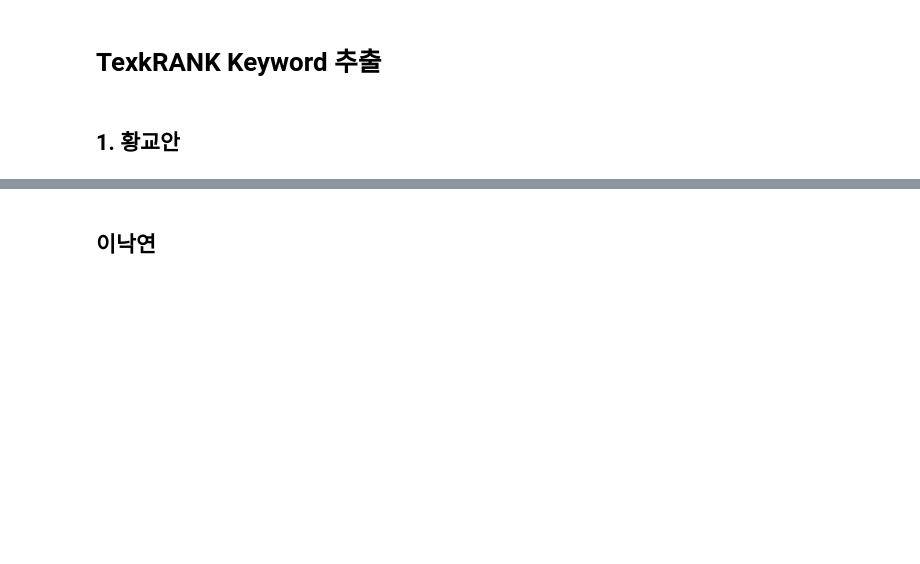
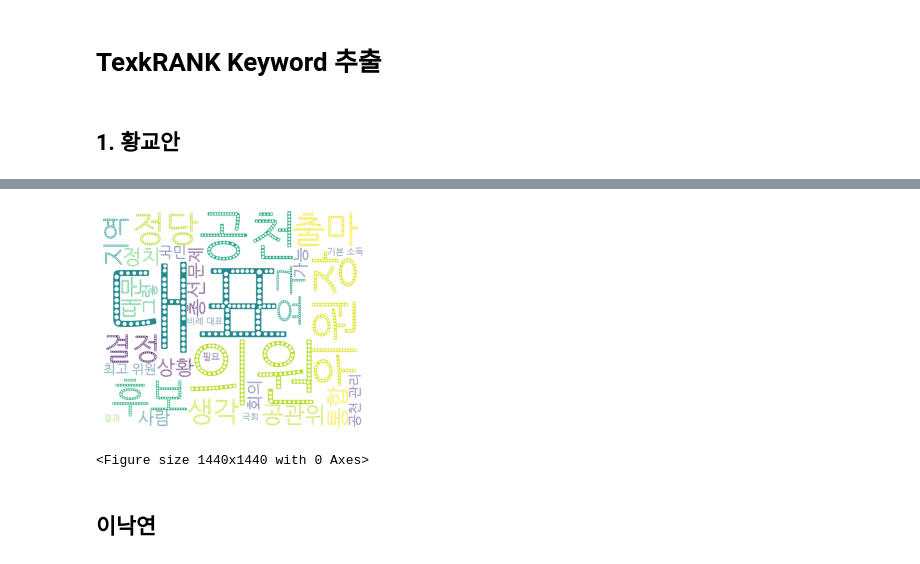
Before and after one commit to fininsight/page-election, a Jupyter notebook: yuna/kobertner_khaiii_keyword.ipynb, the cells around one changed output, grey strips where cells are left out. Drawn from its saved outputs; the diff is of its cells as text; code cells hidden in the pictures; blank space fills up the shorter version.

Commit message:
keyword

```diff
--- a/yuna/kobertner_khaiii_keyword.ipynb
+++ b/yuna/kobertner_khaiii_keyword.ipynb
@@ -71,21 +163,21 @@ df_jongro['ner_clean'] = df_jongro['content_ner'].apply(ner_clean)
 # %%
-# 모듈화
+# # 모듈화
 
-import FINModule.KhaiiiToken as kt
-DF = kt.khaiii_complexnoun(df_lee)
-df = DF.khaiii_complex('/content/drive/My Drive/fininsight/21대 총선분석/TexkRank/Data/황교안_kobertner_khaiii.csv')
-df.head(3)
+# import KhaiiiToken as kt
+# DF = kt.khaiii_complexnoun(df_hwang)
+# df_hwang = DF.khaiii_complex('/content/drive/My Drive/fininsight/21대 총선분석/TexkRank/Data/황교안_kobertner_khaiii.csv')
+# df_hwang.head(3)
 # %%
 # 모듈화
 
-import FINModule.KhaiiiToken as kt
-DF = kt.khaiii_complexnoun(df_hwang)
-df = DF.khaiii_complex('/content/drive/My Drive/fininsight/21대 총선분석/TexkRank/Data/이낙연_kobertner_khaiii.csv')
-df.head(3)
+import KhaiiiToken as kt
+DF = kt.khaiii_complexnoun(df_lee)
+df_lee = DF.khaiii_complex('/content/drive/My Drive/fininsight/21대 총선분석/TexkRank/Data/이낙연_kobertner_khaiii.csv')
+df_lee.head(3)
 # %%
 # 모듈화
 
-import FINModule.KhaiiiToken as kt
+import KhaiiiToken as kt
 DF = kt.khaiii_complexnoun(df_jongro)
-df = DF.khaiii_complex('/content/drive/My Drive/fininsight/21대 총선분석/TexkRank/Data/종로구_kobertner_khaiii.csv')
-df.head(3)
+df_jongro = DF.khaiii_complex('/content/drive/My Drive/fininsight/21대 총선분석/TexkRank/Data/종로구_kobertner_khaiii.csv')
+df_jongro.head(3)
@@ -135,0 +260,11 @@ hwang_count
+# %%
+tokens = df_hwang['ner_khaiii_token']
+sents = df_hwang['ner_khaiii_token']
+
+count_lists = textrank_keyword(sents, min_count=2, window=2, min_cooccurrence=2, df=0.85, max_iter=30, topk=30)
+
+hwang_list = {}
+for x in count_lists:
+    hwang_list[x[0]] = x[1]
+
+hwang_list
@@ -140,9 +293,12 @@ with open('/content/drive/My Drive/fininsight/21대 총선부
 # %%
 # wordcloud = WordCloud(font_path='c:/Windows/Fonts/malgun.ttf',background_color='white', width=1200, height=1000).generate_from_frequencies(count_list)
-wordcloud = WordCloud(font_path='/usr/share/fonts/truetype/nanum/NanumGothicEco.ttf', background_color="white", width=1200, height=1000).generate_from_frequencies(hwang_count)
+wordcloud = WordCloud(font_path='/usr/share/fonts/truetype/nanum/NanumGothicEco.ttf', background_color="white", width=1200, height=1000).generate_from_frequencies(hwang_list)
 plt.imshow(wordcloud)
 plt.axis("off")
 plt.figure(figsize = (20,20))
 plt.show()
+# %% [output]
+[figure, added]
+<Figure size 1440x1440 with 0 Axes>
 # %% [markdown]
 ## 이낙연
```
Also changed, not shown: parts of 41 cells of this notebook.
